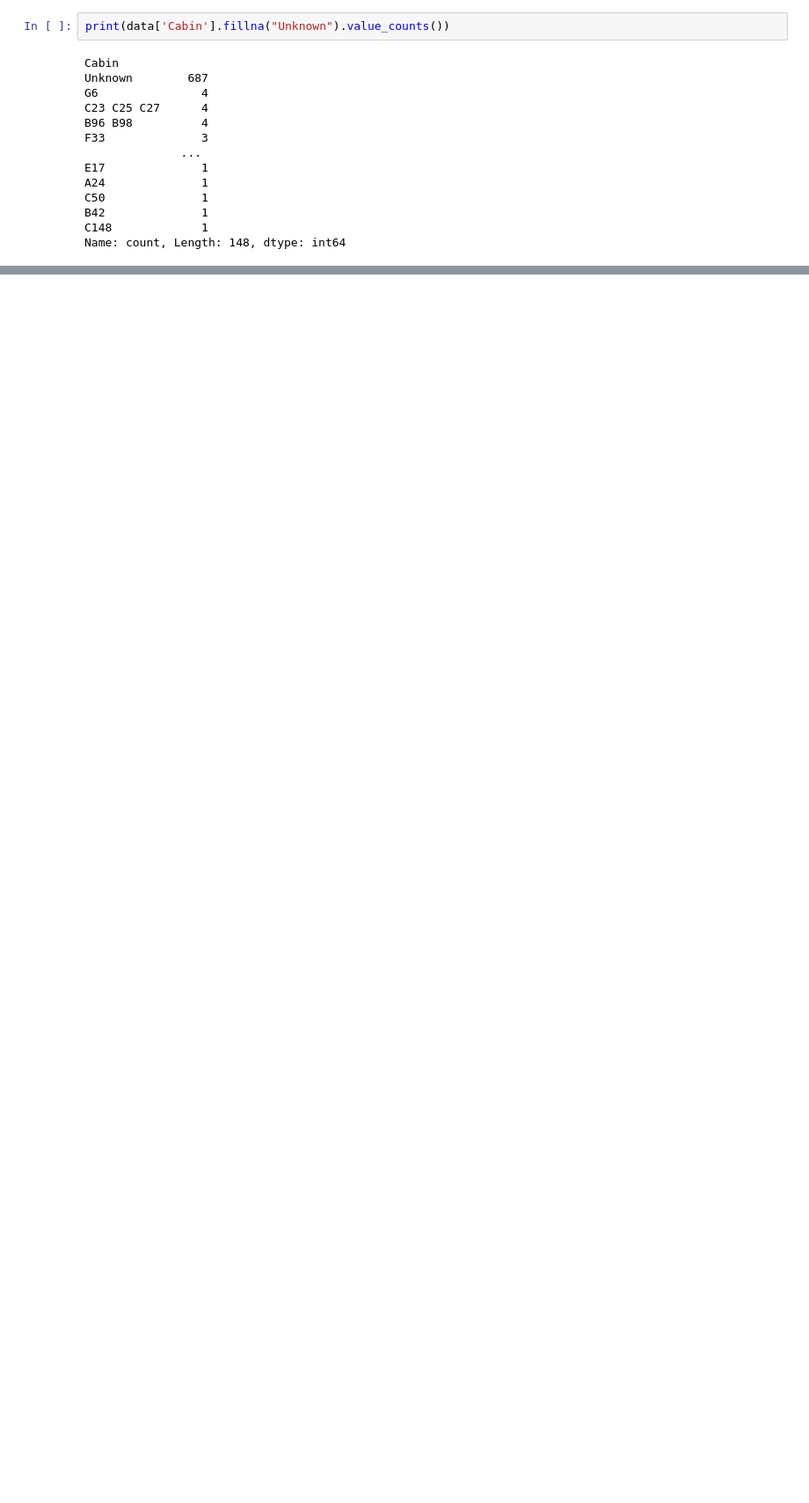
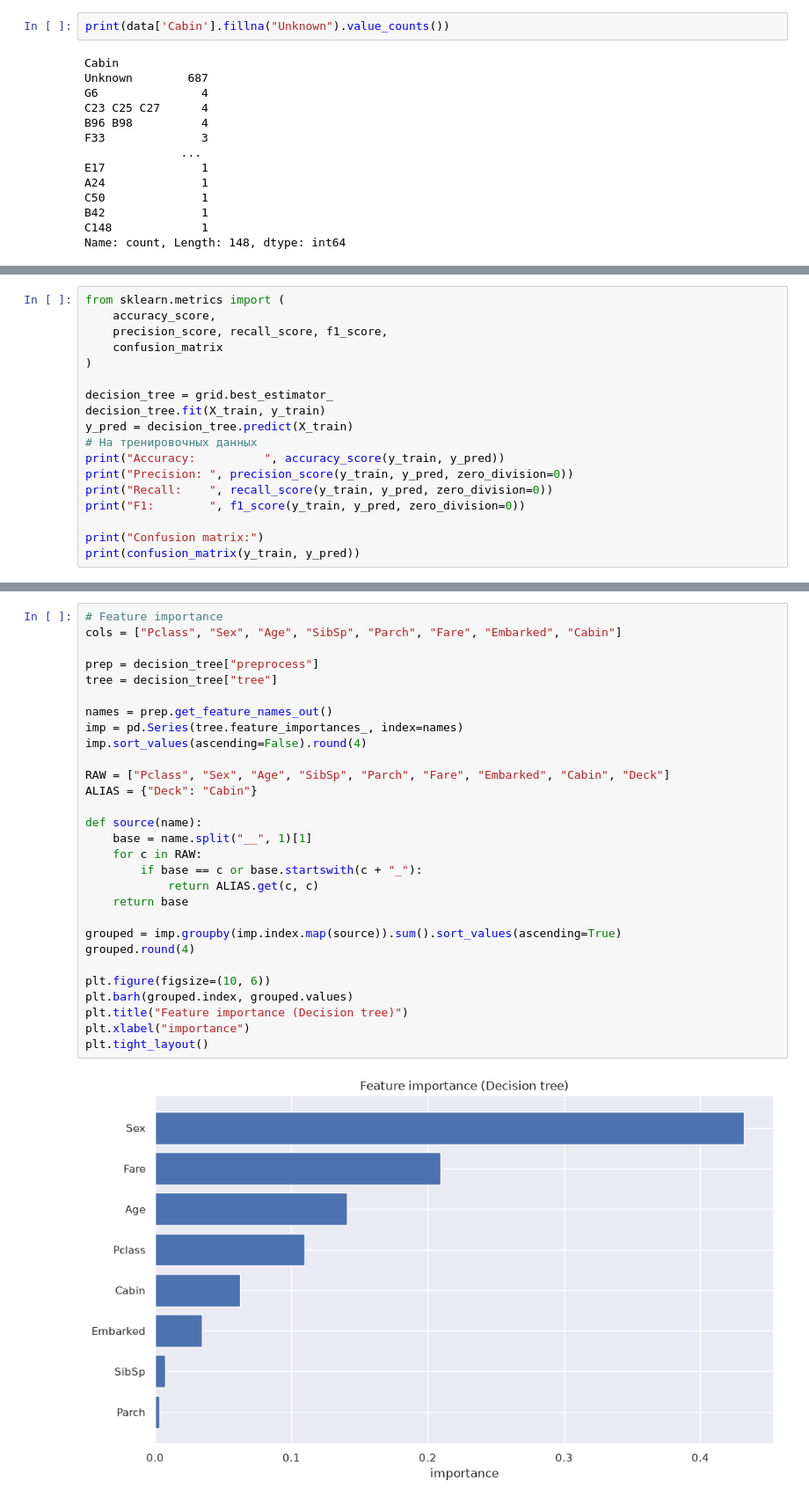
Before and after one commit to Megakret/ml_course_mai, a Jupyter notebook: classification/lab2.ipynb, the cells around one changed output, grey strips where cells are left out. Shown at 88% size. Cells and saved outputs as stored; diff of their text form; blank space fills up the shorter version.

Commit message:
added trees

```diff
--- a/classification/lab2.ipynb
+++ b/classification/lab2.ipynb
@@ -194,0 +284,18 @@ print(X_ready.shape)
+# %%
+from sklearn.metrics import (
+    accuracy_score,
+    precision_score, recall_score, f1_score,
+    confusion_matrix
+)
+
+decision_tree = grid.best_estimator_
+decision_tree.fit(X_train, y_train)
+y_pred = decision_tree.predict(X_train)
+# На тренировочных данных
+print("Accuracy:          ", accuracy_score(y_train, y_pred))
+print("Precision: ", precision_score(y_train, y_pred, zero_division=0))
+print("Recall:    ", recall_score(y_train, y_pred, zero_division=0))
+print("F1:        ", f1_score(y_train, y_pred, zero_division=0))
+
+print("Confusion matrix:")
+print(confusion_matrix(y_train, y_pred))
@@ -194,0 +396,31 @@ print(X_ready.shape)
+# %%
+# Feature importance
+cols = ["Pclass", "Sex", "Age", "SibSp", "Parch", "Fare", "Embarked", "Cabin"]
+
+prep = decision_tree["preprocess"]
+tree = decision_tree["tree"]
+
+names = prep.get_feature_names_out()
+imp = pd.Series(tree.feature_importances_, index=names)
+imp.sort_values(ascending=False).round(4)
+
+RAW = ["Pclass", "Sex", "Age", "SibSp", "Parch", "Fare", "Embarked", "Cabin", "Deck"]
+ALIAS = {"Deck": "Cabin"}
+
+def source(name):
+    base = name.split("__", 1)[1]
+    for c in RAW:
+        if base == c or base.startswith(c + "_"):
+            return ALIAS.get(c, c)
+    return base
+
+grouped = imp.groupby(imp.index.map(source)).sum().sort_values(ascending=True)
+grouped.round(4)
+
+plt.figure(figsize=(10, 6))
+plt.barh(grouped.index, grouped.values)
+plt.title("Feature importance (Decision tree)")
+plt.xlabel("importance")
+plt.tight_layout()
+# %% [output]
+[figure, added]
```
Also changed, not shown: parts of 38 cells of this notebook.
